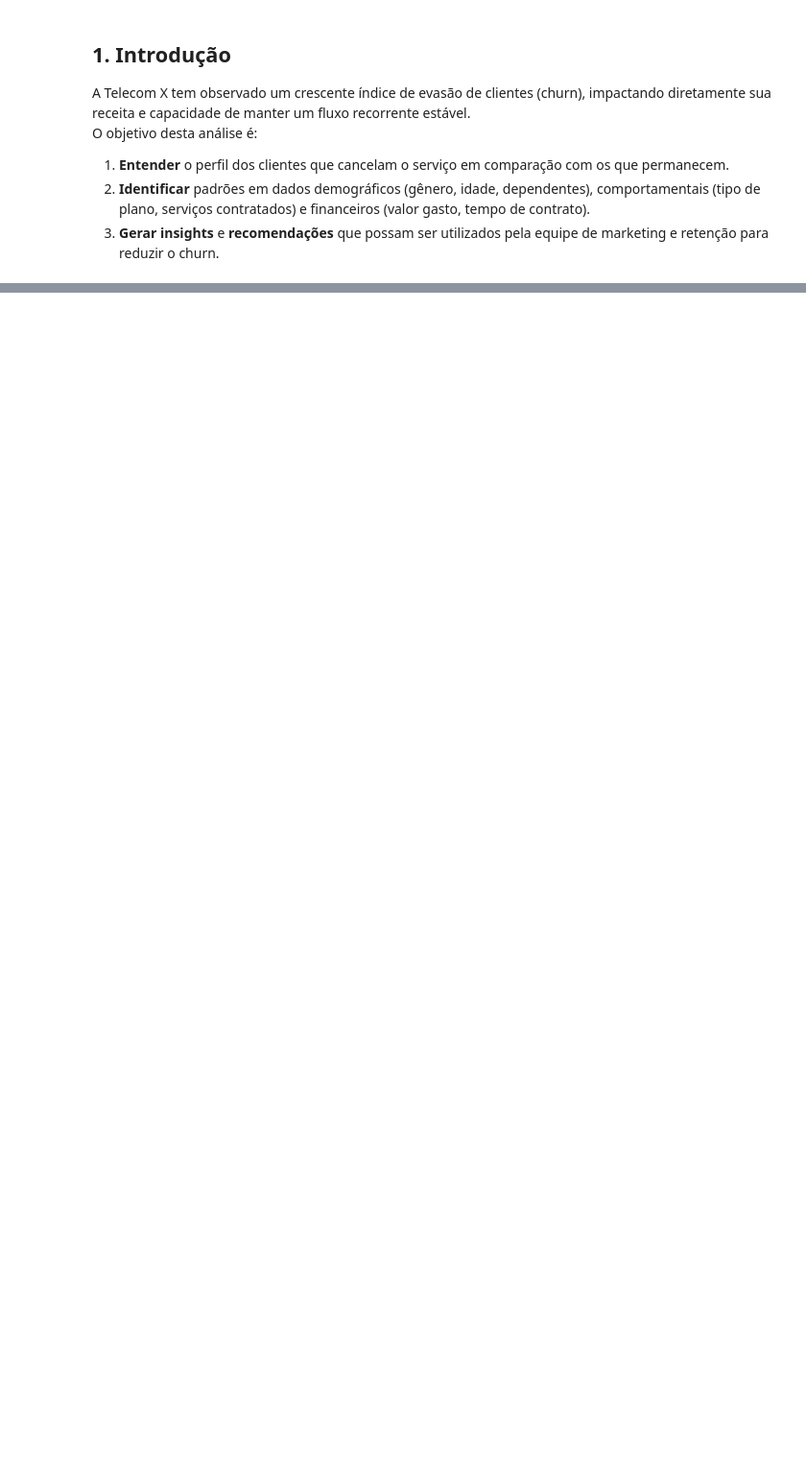
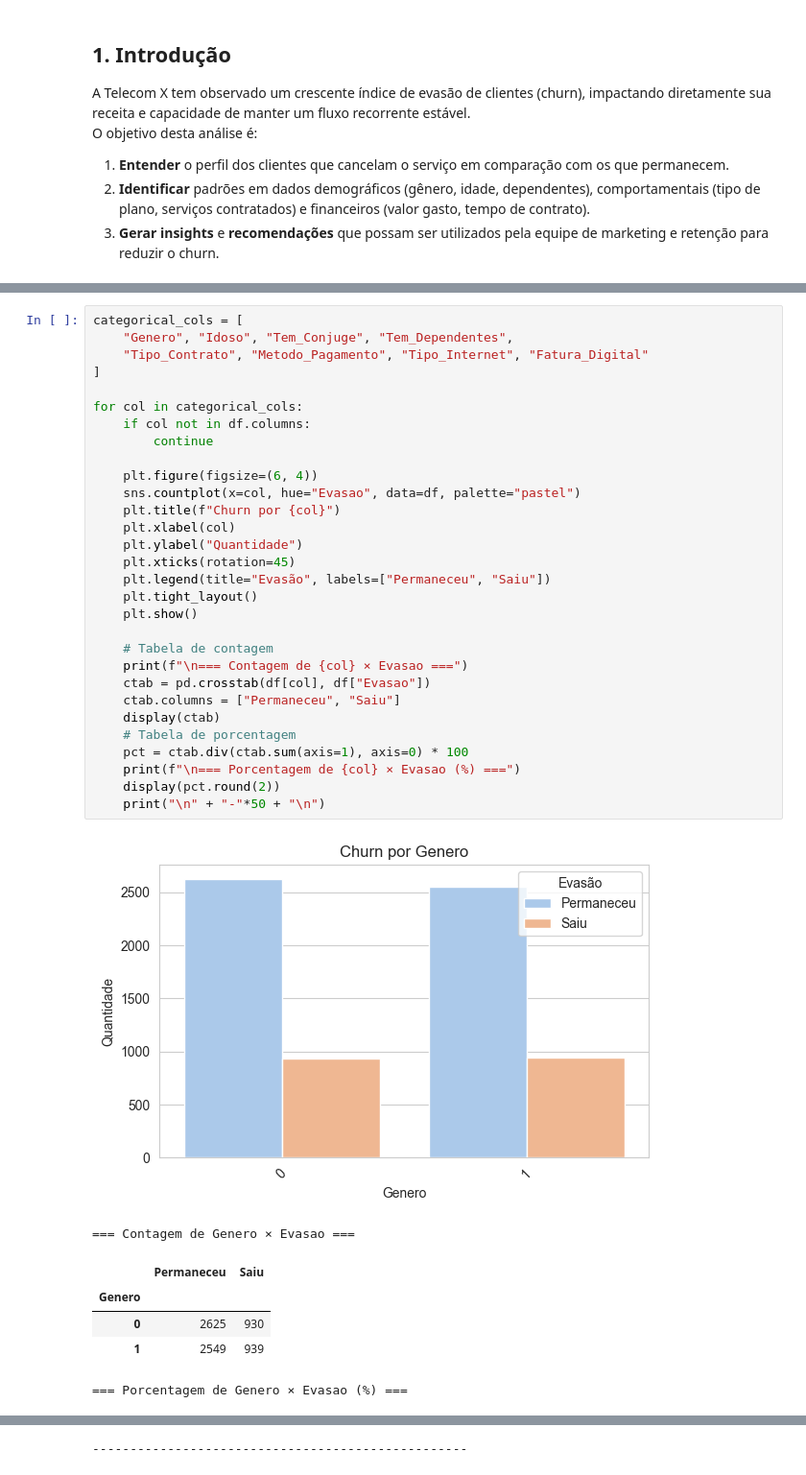
Before and after one commit to MRCahu/telecom-churn-analysis, a Jupyter notebook: TelecomX_Churn_Analysis.ipynb, the cells around one changed output, grey strips where cells are left out. Shown: that part at 96% size. Drawn from its saved outputs; the diff is of its cells as text; blank space fills up the shorter version.

```diff
--- a/TelecomX_Churn_Analysis.ipynb
+++ b/TelecomX_Churn_Analysis.ipynb
@@ -39,0 +152,38 @@ df.head(3)
+# %%
+categorical_cols = [
+    "Genero", "Idoso", "Tem_Conjuge", "Tem_Dependentes",
+    "Tipo_Contrato", "Metodo_Pagamento", "Tipo_Internet", "Fatura_Digital"
+]
+
+for col in categorical_cols:
+    if col not in df.columns:
+        continue
+
+    plt.figure(figsize=(6, 4))
+    sns.countplot(x=col, hue="Evasao", data=df, palette="pastel")
+    plt.title(f"Churn por {col}")
+    plt.xlabel(col)
+    plt.ylabel("Quantidade")
+    plt.xticks(rotation=45)
+    plt.legend(title="Evasão", labels=["Permaneceu", "Saiu"])
+    plt.tight_layout()
+    plt.show()
+
+    # Tabela de contagem
+    print(f"\n=== Contagem de {col} × Evasao ===")
+    ctab = pd.crosstab(df[col], df["Evasao"])
+    ctab.columns = ["Permaneceu", "Saiu"]
+    display(ctab)
+    # Tabela de porcentagem
+    pct = ctab.div(ctab.sum(axis=1), axis=0) * 100
+    print(f"\n=== Porcentagem de {col} × Evasao (%) ===")
+    display(pct.round(2))
+    print("\n" + "-"*50 + "\n")
+# %% [output]
+[figure, added]
+=== Contagem de Genero × Evasao ===
+|  | Permaneceu | Saiu |
+| Genero |  |  |
+| 0 | 2625 | 930 |
+| 1 | 2549 | 939 |
+=== Porcentagem de Genero × Evasao (%) ===
@@ -39,0 +194 @@ df.head(3)
+--------------------------------------------------
```
Also changed, not shown: parts of 18 cells of this notebook, 2 other files.
